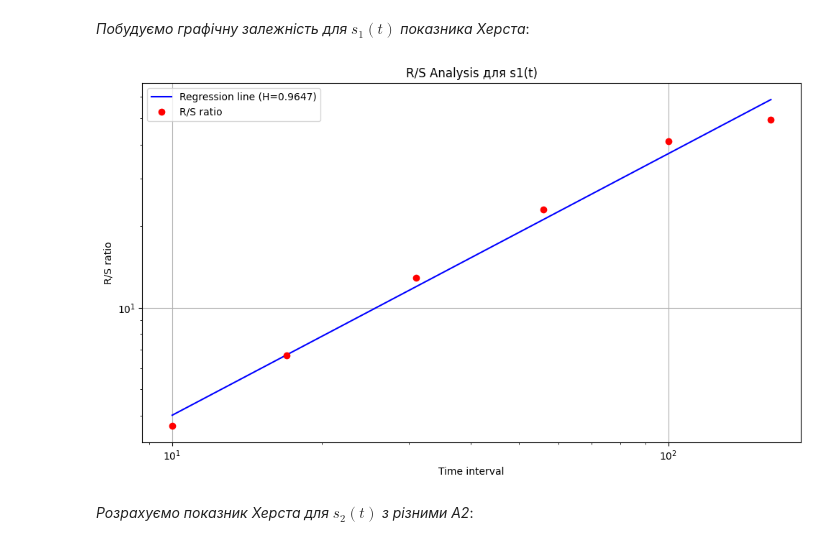
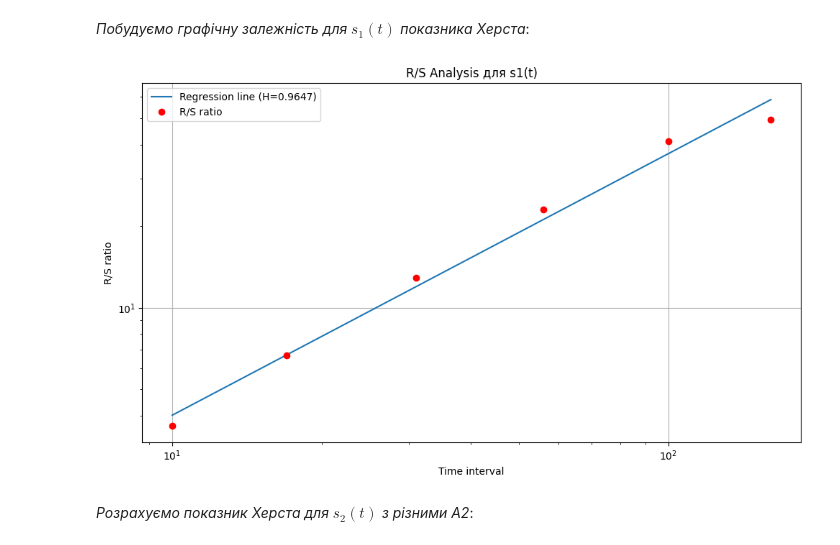
Before and after one commit to SerhiiMiroshnychenko/ScientificCalculations, a Jupyter notebook: Hurst/Hurst-analysis.ipynb, the cells around one changed output. Drawn from its saved outputs; the diff is of its cells as text; code cells hidden in the pictures.

```diff
--- a/Hurst/Hurst-analysis.ipynb
+++ b/Hurst/Hurst-analysis.ipynb
@@ -158,17 +158,17 @@ s1(t): H=0.9647, c=0.4359
 *Побудуємо графічну залежність для $s_1(t)$ показника Херста*:
 # %%
 plt.figure(figsize=(10, 6))
-plt.loglog(data[0], c*data[0]**H, 'b-', label=f'Regression line (H={H:.4f})')
+plt.loglog(data[0], c*data[0]**H, '-', label=f'Regression line (H={H:.4f})')
 plt.loglog(data[0], data[1], 'ro', label='R/S ratio')
 plt.title('R/S Analysis для s1(t)')
 plt.xlabel('Time interval')
 plt.ylabel('R/S ratio')
 plt.legend()
 plt.grid(True)
 plt.tight_layout()
 plt.show()
 # %% [output]
-[figure, old version]
+[figure, new version]
 # %% [markdown]
 *Розрахуємо показник Херста для $s_2(t)$ з різними A2*:
 # %% [markdown]
```
Also changed, not shown: parts of 12 cells of this notebook.
